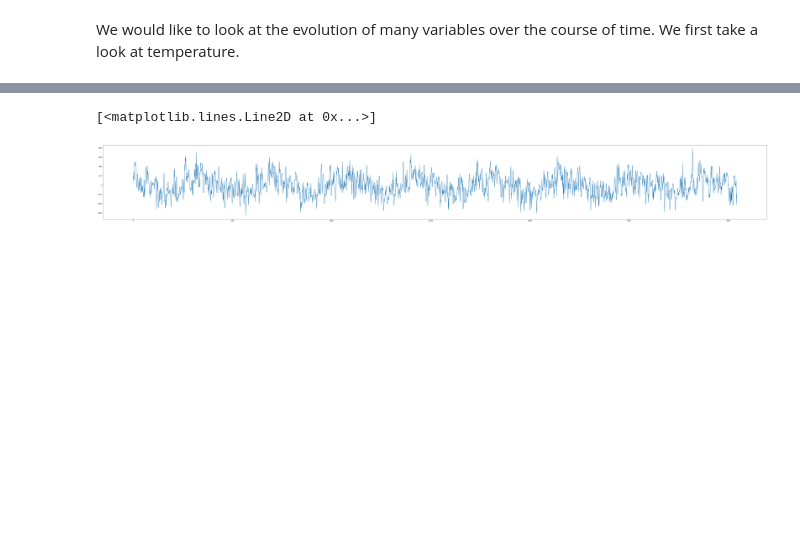
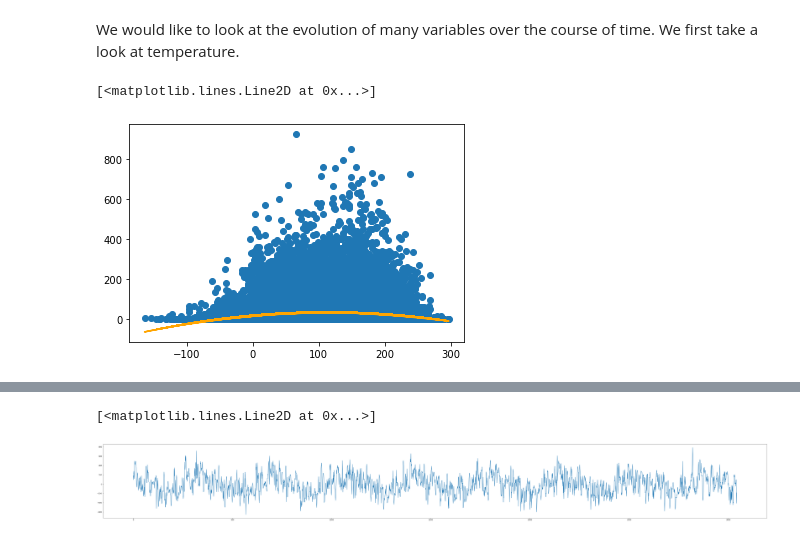
Before and after one commit to LucaNyckees/SCV_project1, a Jupyter notebook: notebooks/exploratory.ipynb, the cells around one changed output, grey strips where cells are left out. Cells and saved outputs as stored; diff of their text form; code cells hidden in the pictures; blank space fills up the shorter version.

Commit message:
more exploratory stuff and slightly updated utils

```diff
--- a/notebooks/exploratory.ipynb
+++ b/notebooks/exploratory.ipynb
@@ -11,0 +33,10 @@ We would like to look at the evolution of many variables over the course of time
+# %%
+cointrin = utils.get_cointrin()
+lm1 = smf.ols('RR ~ TG + np.power(TG, 2) ', data=cointrin).fit()
+plt.scatter(cointrin.TG[lm1.fittedvalues.index], cointrin.RR[lm1.fittedvalues.index])
+plt.plot(cointrin.TG[lm1.fittedvalues.index], lm1.fittedvalues, color = "orange")
+# print(lm1.summary())
+# fig, axes = plt.subplots(figsize=(70,12))
+# %% [output]
+[<matplotlib.lines.Line2D at 0x...>]
+[figure, added]
```
Also changed, not shown: parts of 6 cells of this notebook, 1 other file.
